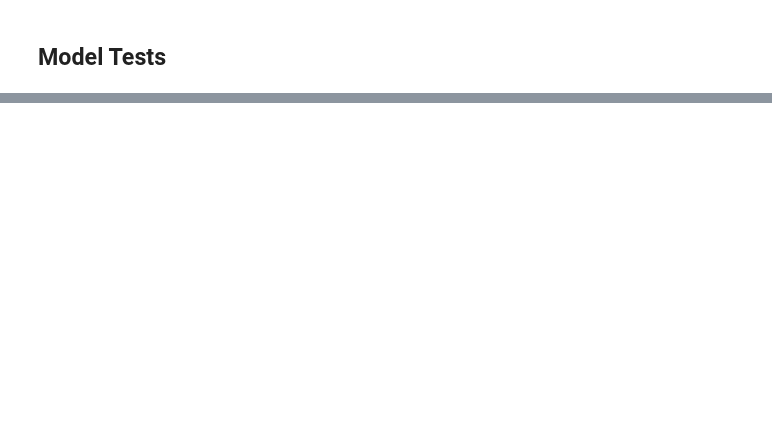
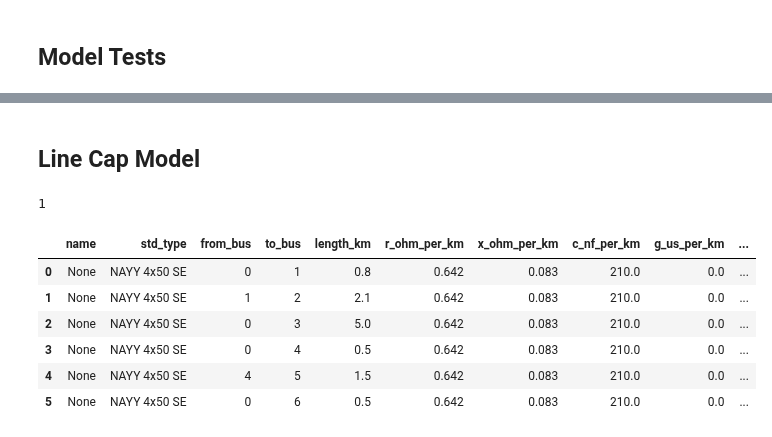
Before and after one commit to MGFO/MGFO, a Jupyter notebook: Modular_Model_Test.ipynb, the cells around one changed output, grey strips where cells are left out. Saved outputs shown, nothing was run; the diff lists cells and outputs as text; code cells hidden in the pictures; blank space fills up the shorter version.

```diff
--- a/Modular_Model_Test.ipynb
+++ b/Modular_Model_Test.ipynb
@@ -222,0 +216,2 @@ model.pprint()
+# %% [markdown]
+## Line Cap Model
@@ -222,0 +224,39 @@ model.pprint()
+# %%
+net = pp.create_empty_network()
+b0 = pp.create_bus(net, vn_kv=13.2)
+
+pp.create_ext_grid(net, bus=b0)
+
+#ramal 1
+b11 = pp.create_bus(net, vn_kv=13.2)
+b12 = pp.create_bus(net, vn_kv=13.2)
+
+pp.create_line(net, from_bus=b0, to_bus=b11, length_km=0.8, std_type="NAYY 4x50 SE")
+pp.create_line(net, from_bus=b11, to_bus=b12, length_km=2.1, std_type="NAYY 4x50 SE")
+
+pp.create_sgen(net, b11, p_mw=0.075, q_mvar=0.025, max_p_mw=0.15, max_q_mvar=0.15)
+pp.create_load(net, bus=b12, p_mw=0.350)
+
+
+#ramal 2
+b21 = pp.create_bus(net, vn_kv=13.2)
+pp.create_line(net, from_bus=b0, to_bus=b21, length_km=5.0, std_type="NAYY 4x50 SE")
+pp.create_sgen(net, b21, p_mw=0.15, q_mvar=0.00, max_p_mw=0.40, max_q_mvar=0.10)
+pp.create_storage(net, bus=b21, p_mw=0.25, q_mvar=0.1, max_e_mwh = 3.0)
+
+#ramal 3
+b31 = pp.create_bus(net, vn_kv=13.2)
+b32 = pp.create_bus(net, vn_kv=13.2)
+pp.create_line(net, from_bus=b0, to_bus=b31, length_km=0.5, std_type="NAYY 4x50 SE")
+pp.create_line(net, from_bus=b31, to_bus=b32, length_km=1.5, std_type="NAYY 4x50 SE")
+pp.create_sgen(net, b31, p_mw=0.08, q_mvar=0.00, max_p_mw=0.30, max_q_mvar=0.10)
+pp.create_load(net, bus=b32, p_mw=0.85, q_mvar=0.33)
+
+
+#ramal 4
+b41 = pp.create_bus(net, vn_kv=13.2)
+pp.create_line(net, from_bus=b0, to_bus=b41, length_km=0.5, std_type="NAYY 4x50 SE")
+pp.create_load(net, bus=b41, p_mw=0.22, q_mvar=0.05)
+pp.create_storage(net, bus=b41, p_mw=0.5, q_mvar=0.1, max_e_mwh = 5.0)
+# %% [output]
+1
@@ -222,0 +353,10 @@ model.pprint()
+# %%
+net.line
+# %% [output]
+|  | name | std_type | from_bus | to_bus | length_km | r_ohm_per_km | x_ohm_per_km | c_nf_per_km | g_us_per_km | ... |
+| 0 | None | NAYY 4x50 SE | 0 | 1 | 0.8 | 0.642 | 0.083 | 210.0 | 0.0 | ... |
+| 1 | None | NAYY 4x50 SE | 1 | 2 | 2.1 | 0.642 | 0.083 | 210.0 | 0.0 | ... |
+| 2 | None | NAYY 4x50 SE | 0 | 3 | 5.0 | 0.642 | 0.083 | 210.0 | 0.0 | ... |
+| 3 | None | NAYY 4x50 SE | 0 | 4 | 0.5 | 0.642 | 0.083 | 210.0 | 0.0 | ... |
+| 4 | None | NAYY 4x50 SE | 4 | 5 | 1.5 | 0.642 | 0.083 | 210.0 | 0.0 | ... |
+| 5 | None | NAYY 4x50 SE | 0 | 6 | 0.5 | 0.642 | 0.083 | 210.0 | 0.0 | ... |
```
Also changed, not shown: parts of 35 cells of this notebook, 6 other files.
